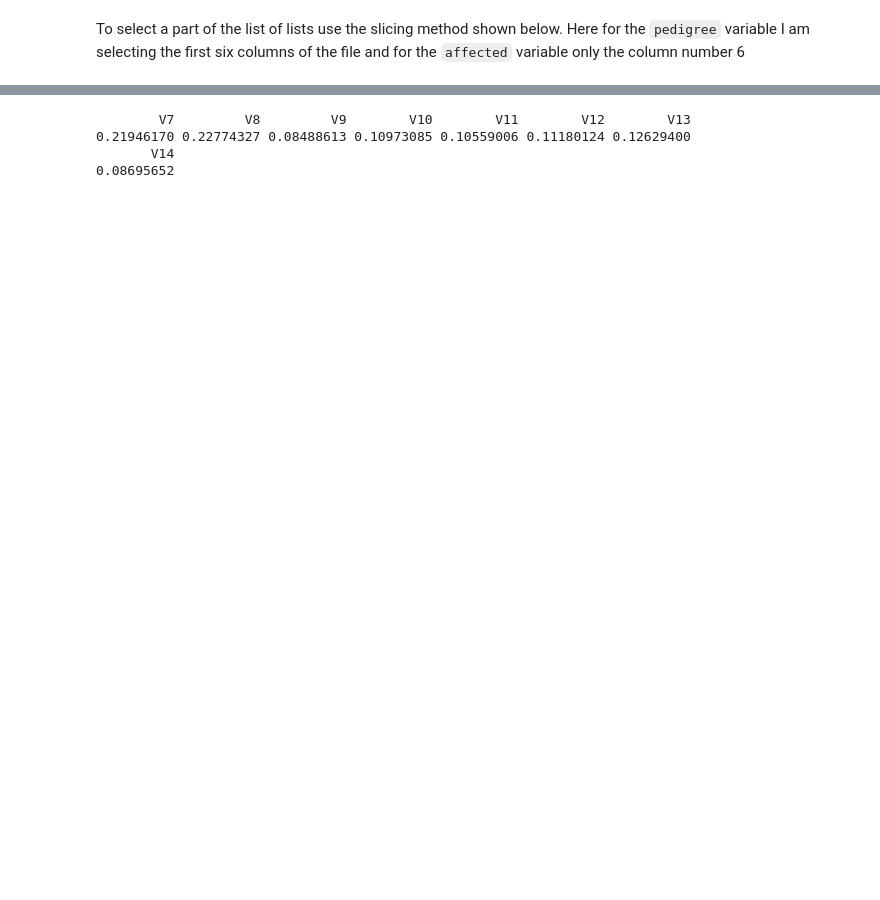
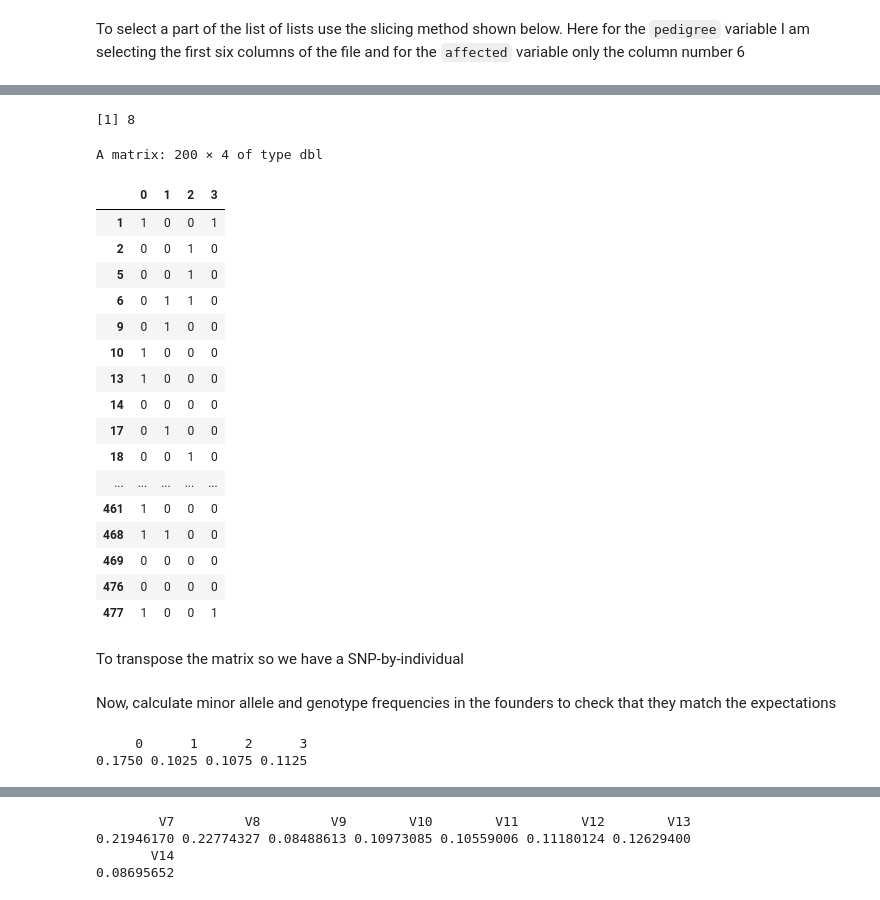
Before and after one commit to TheShiya/family-association, a Jupyter notebook: Summary_stats.ipynb, the cells around one changed output, grey strips where cells are left out. Cells and saved outputs as stored; diff of their text form; code cells hidden in the pictures; blank space fills up the shorter version.

```diff
--- a/Summary_stats.ipynb
+++ b/Summary_stats.ipynb
@@ -105,0 +109,30 @@ geno = dat[,-(1:6)] -1
+# %%
+L = ncol(geno) #how many columns are there
+L
+# %% [output]
+[1] 8
+# %%
+#genotypes = apply(cbind(geno$V7,geno$V8),1,sum,na.rm = TRUE) This code can be useful when we only want to sum an specific set of columns for every row in the dataframe, and removing the missing information
+geno1 = sapply(split.default(geno, 0:(length(geno)-1) %/% 2), rowSums) #Sum the allele counts for every marker
+geno1
+# %% [output]
+A matrix: 200 × 4 of type dbl
+|  | 0 | 1 | 2 | 3 |
+| 1 | 1 | 0 | 0 | 1 |
+| 2 | 0 | 0 | 1 | 0 |
+| 5 | 0 | 0 | 1 | 0 |
+| 6 | 0 | 1 | 1 | 0 |
+| 9 | 0 | 1 | 0 | 0 |
+| 10 | 1 | 0 | 0 | 0 |
+| 13 | 1 | 0 | 0 | 0 |
+| 14 | 0 | 0 | 0 | 0 |
+| 17 | 0 | 1 | 0 | 0 |
+| 18 | 0 | 0 | 1 | 0 |
+| ... | ... | ... | ... | ... |
+| 461 | 1 | 0 | 0 | 0 |
+| 468 | 1 | 1 | 0 | 0 |
+| 469 | 0 | 0 | 0 | 0 |
+| 476 | 0 | 0 | 0 | 0 |
+| 477 | 1 | 0 | 0 | 1 |
+# %% [markdown]
+To transpose the matrix so we have a SNP-by-individual
@@ -105,0 +142,2 @@ geno = dat[,-(1:6)] -1
+# %% [markdown]
+Now, calculate minor allele and genotype frequencies in the founders to check that they match the expectations
@@ -105,0 +163,5 @@ geno = dat[,-(1:6)] -1
+# %%
+maf
+# %% [output]
+     0      1      2      3
+0.1750 0.1025 0.1075 0.1125
```
Also changed, not shown: parts of 24 cells of this notebook.
